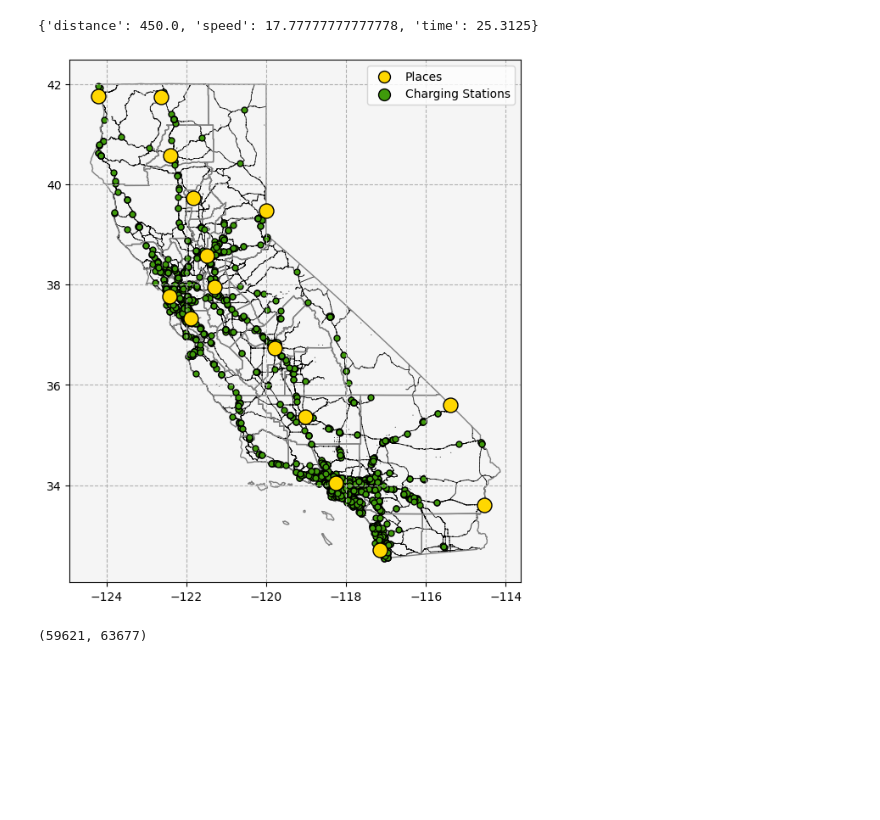
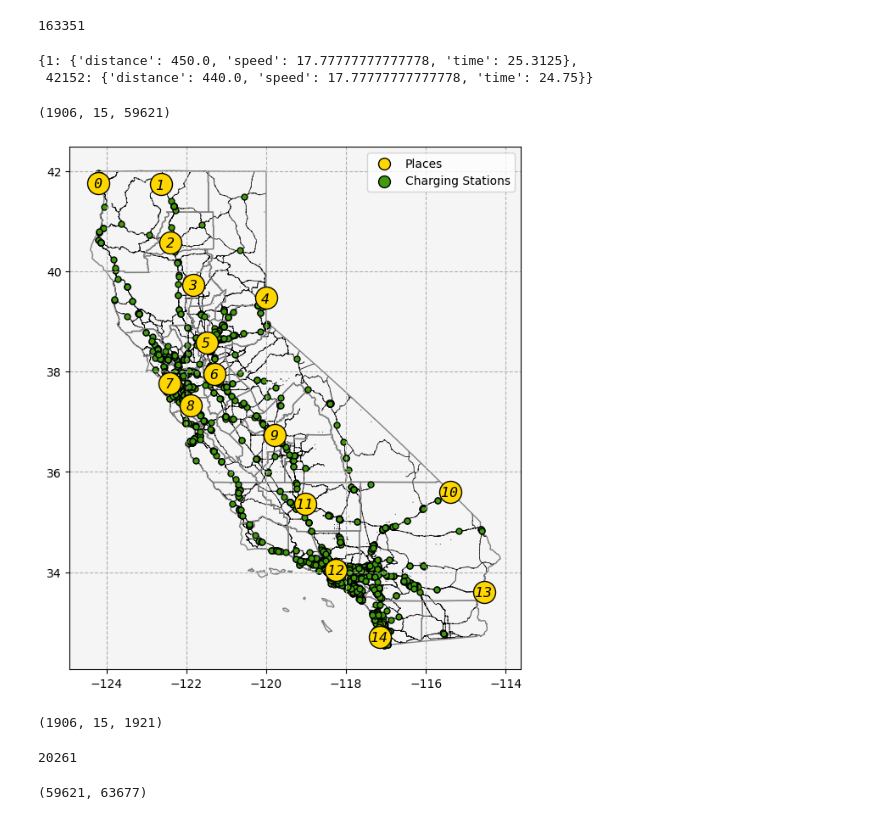
Before and after one commit to airabino/charger_network_analysis, a Jupyter notebook: California_Example.ipynb, the cells around one changed output. Saved outputs shown, nothing was run; the diff lists cells and outputs as text; code cells hidden in the pictures; blank space fills up the shorter version.

Commit message:
Aaron 4/3/2024 1: Worked on Paper

```diff
--- a/California_Example.ipynb
+++ b/California_Example.ipynb
@@ -26,0 +88,26 @@ gdf_zones_california = gdf_zones_california.explode(drop = True)
+# %%
+veh = src.routing.ConstrainedVehicle(
+    n_cases = 30,
+    risk_attitude = (0, 1),
+)
+# %%
+deep_reload(src)
+
+reliability = 1
+
+nn = 0
+
+for node in entity_graph._node.values():
+
+    if 'n_dcfc' in node.keys():
+
+        if node['n_dcfc'] > 0:
+            nn += 1
+
+        charger = src.routing.Charger(
+            veh,
+            reliability = reliability,
+            n = node['n_dcfc']
+        )
+
+        node['functions'] = charger.functions
@@ -27,3 +226,7 @@ gdf_zones_california = gdf_zones_california.explode(drop = True)
+# %%
+entity_graph.number_of_edges()
+# %% [output]
+163351
 # %%
 filename = 'cities.json'
 
@@ -78,11 +285,16 @@ graph_station = nx.relabel_nodes(graph_station, mapping)
 # %%
 graph = nx.union(graph_cities, graph_station)
 # %%
-atlas = src.graph.graph_from_json('atlas_california.json')
+atlas = src.graph.graph_from_json('Outputs/atlas_california.json')
+# %%
+atlas._adj[list(atlas.nodes)[0]]
+# %% [output]
+{1: {'distance': 450.0, 'speed': 17.77777777777778, 'time': 25.3125},
+ 42152: {'distance': 440.0, 'speed': 17.77777777777778, 'time': 24.75}}
 # %%
-atlas._adj[0][1]
+graph_station.number_of_nodes(), graph_cities.number_of_nodes(), atlas.number_of_nodes()
 # %% [output]
-{'distance': 450.0, 'speed': 17.77777777777778, 'time': 25.3125}
+(1906, 15, 59621)
 # %%
 deep_reload(src)
 
@@ -91,7 +303,7 @@ fig, ax = plt.subplots(1, 1, figsize = (8, 8), squeeze = False)
 kwargs = {
 		# 'node_field': 'type_num',
 		'scatter': {
-			's': 150,
+			's': 350,
 			'ec': 'k',
             'fc': 'gold',
             'label': 'Places',
@@ -119,39 +331,59 @@ kwargs = {
 
 # gdf_zones_california.plot(ax = ax[1], ec = 'gray', fc = 'none')
 src.figures.plot_graph(atlas, ax = ax[0, 0], **kwargs)
 ax[0, 0].legend(markerscale = 10)
 ax[0, 0].grid(ls = '--')
 
 kwargs = {
 		# 'node_field': 'type_num',
 		'scatter': {
 			's': 25,
 			'ec': 'k',
             'fc': 'xkcd:grass green',
             'label': 'Charging Stations',
             'zorder': 1,
 		},
 		'show_links': False,
         'axes': {
             'facecolor': 'whitesmoke',
         }
 	}
 
 # gdf_zones_california.plot(ax = ax[2], ec = 'gray', fc = 'none')
 src.figures.plot_graph(graph_station, ax = ax[0, 0], **kwargs)
 legend = ax[0, 0].legend()
 legend.legendHandles[0]._sizes = [100]
 # legend.legendHandles[1]._sizes = [120]
 legend.legendHandles[1]._sizes = [100]
 ax[0, 0].grid(ls = '--')
 
-# fig.savefig('Document/figs/California_Places_Chargers', bbox_inches = 'tight', dpi = 300)
+idx = 0
+
+for k, v in graph_cities._node.items():
+
+    ax[0, 0].text(
+        v['x'] - .015, v['y'] - .015, idx,
+        horizontalalignment = 'center', verticalalignment = 'center',
+        fontfamily = 'monospace', fontsize = 'large', fontstyle = 'italic',
+    )
+
+    idx += 1
+
+fig.savefig('Paper/figs/California_Places_Chargers.png', bbox_inches = 'tight', dpi = 300)
 # %% [output]
-[figure, old version]
+[figure, new version]
+# %%
+graph_station.number_of_nodes(), graph_cities.number_of_nodes(), graph.number_of_nodes()
+# %% [output]
+(1906, 15, 1921)
 # %%
 deep_reload(src)
 
 graph_to_atlas, atlas_to_graph = src.graph.graph_to_atlas(graph, atlas)
+# %%
+graph_to_atlas['Chico']
+# %% [output]
+20261
 # %%
 atlas.number_of_nodes(), atlas.number_of_edges()
 # %% [output]
```
Also changed, not shown: parts of 23 cells of this notebook, 29 other files.
